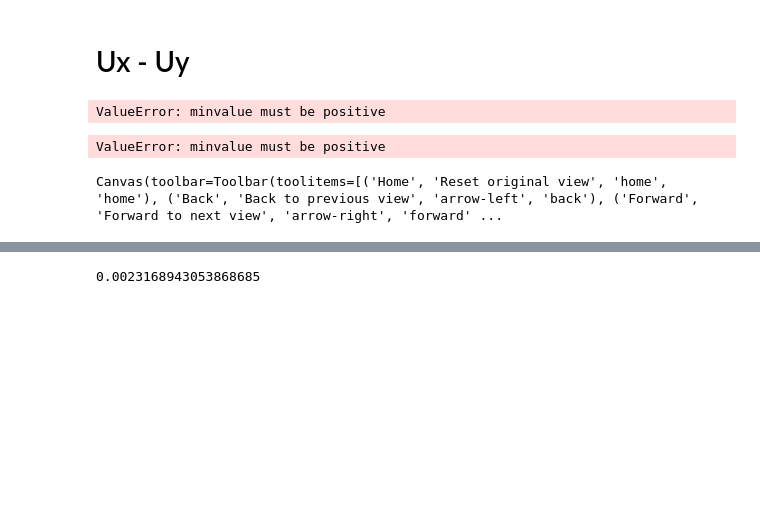
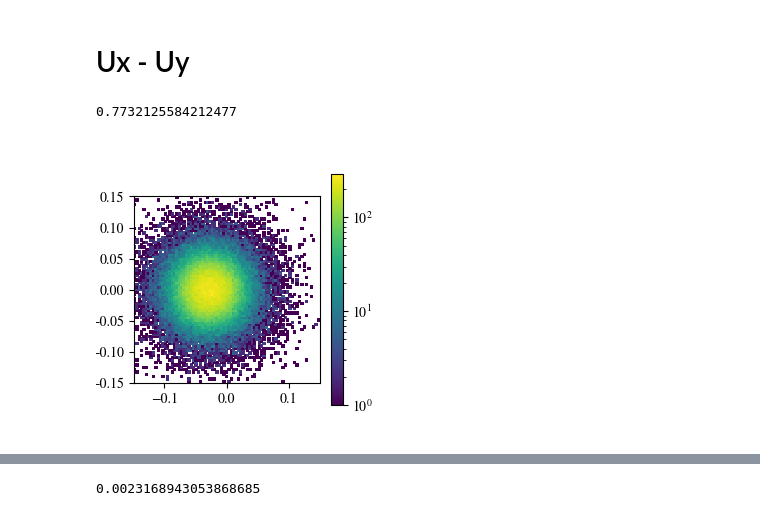
Before and after one commit to xwgong01/entity, a Jupyter notebook: FldMCP/Prtl.ipynb, the cells around one changed output, grey strips where cells are left out. Cells and saved outputs as stored; diff of their text form; code cells hidden in the pictures; blank space fills up the shorter version.

```diff
--- a/FldMCP/Prtl.ipynb
+++ b/FldMCP/Prtl.ipynb
@@ -287,37 +287,36 @@ u11 = np.array(file['pU1_1'])
 u12 = np.array(file['pU1_2'])
 u21 = np.array(file['pU2_1'])
 u22 = np.array(file['pU2_2'])
 u31 = np.array(file['pU3_1'])
 u32 = np.array(file['pU3_2'])
 x1 = np.array(file['pX1_1'])
 x2 = np.array(file['pX1_2'])
 # x2 = np.array(file['pX1_2'])
-idx = np.where((x2 > 1600) & (x2 < 1800))
+idx = np.where((x2 > 300) & (x2 < 500))
 plt.hist2d(u12[idx], u32[idx], bins = [np.linspace(-0.15,0.15,80),np.linspace(-0.15,0.15,80)], norm=matplotlib.colors.LogNorm())
 fig = plt.gca()
 fig.set_aspect(1)
 plt.colorbar()
 npart = idx[0].shape[0]
 nbeam = np.where(u12[idx] > -0.05)[0].shape[0]
 print(nbeam / npart)
 
 # plt.figure(figsize=(3,3))
 # idx = np.where((x2 > 1000) & (x2 < 1400))
 # plt.hist2d(u32[idx],u12[idx], bins = [np.linspace(-0.25,0.25,100),np.linspace(-0.3,0.2,100)], norm=matplotlib.colors.LogNorm())
 # fig = plt.gca()
 # plt.ylabel(r"$u_{i,x}$", fontsize=15)
 # plt.xlabel(r"$u_{i,z}$", fontsize=15)
 # fig.set_aspect(1)
 # plt.tight_layout()
 # plt.colorbar(shrink=0.8)
 
 # plt.tick_params(which='minor', direction='in', length=3, width=0.5, colors='k', grid_color='r', grid_alpha=0.5, labelsize=fstick)
 # plt.tick_params(axis='both', which='both', direction='in', top=True, right=True, labelsize=fstick)
 # # plt.savefig("./plots/beam.png", dpi=500, bbox_size='tight')
 # %% [output]
-ValueError: minvalue must be positive
+0.7732125584212477
-ValueError: minvalue must be positive
-Canvas(toolbar=Toolbar(toolitems=[('Home', 'Reset original view', 'home', 'home'), ('Back', 'Back to previous view', 'arrow-left', 'back'), ('Forward', 'Forward to next view', 'arrow-right', 'forward' ...
+[figure, added]
 # %%
 x = -2
 file = h5py.File(files[x], 'r')['Step0']
```
Also changed, not shown: parts of 4 cells of this notebook, 7 other files.
